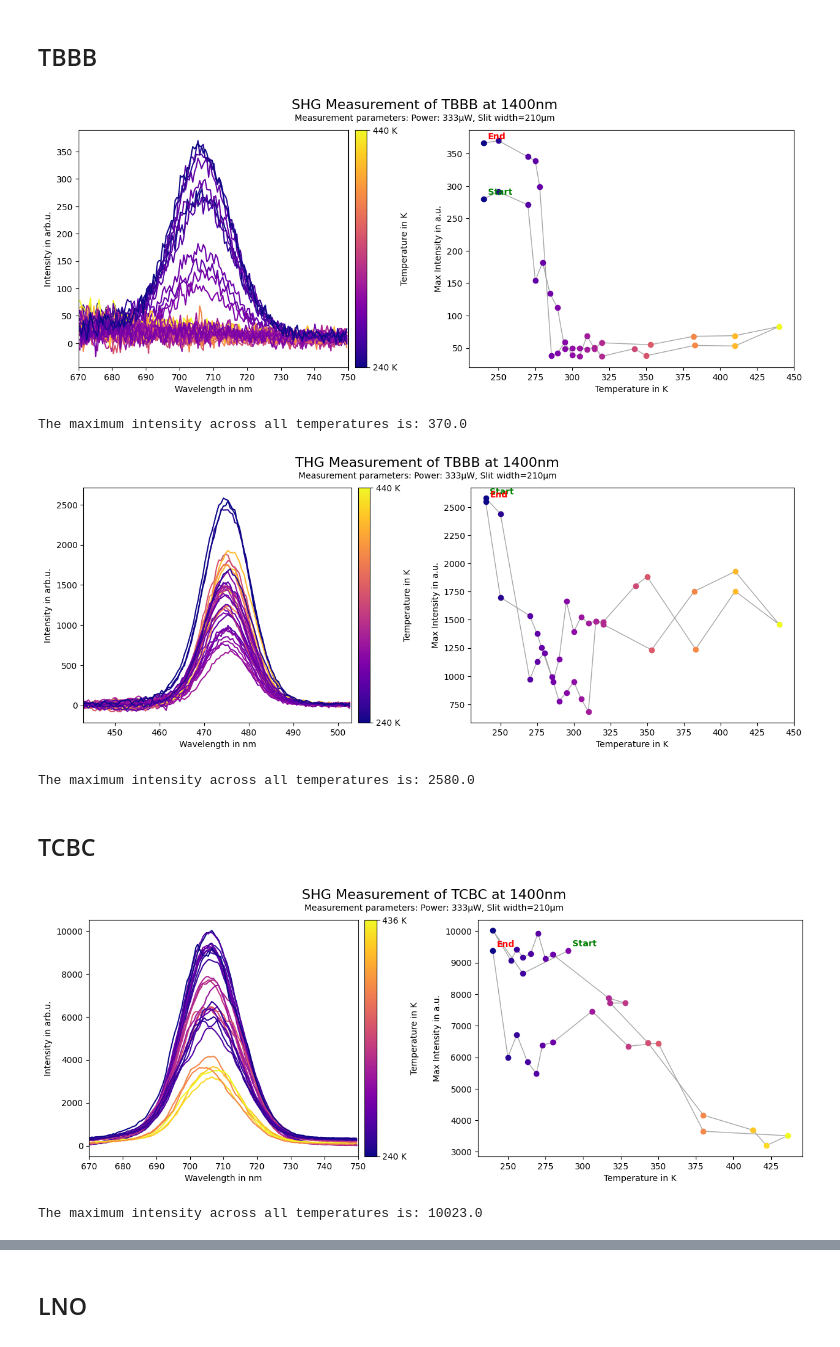
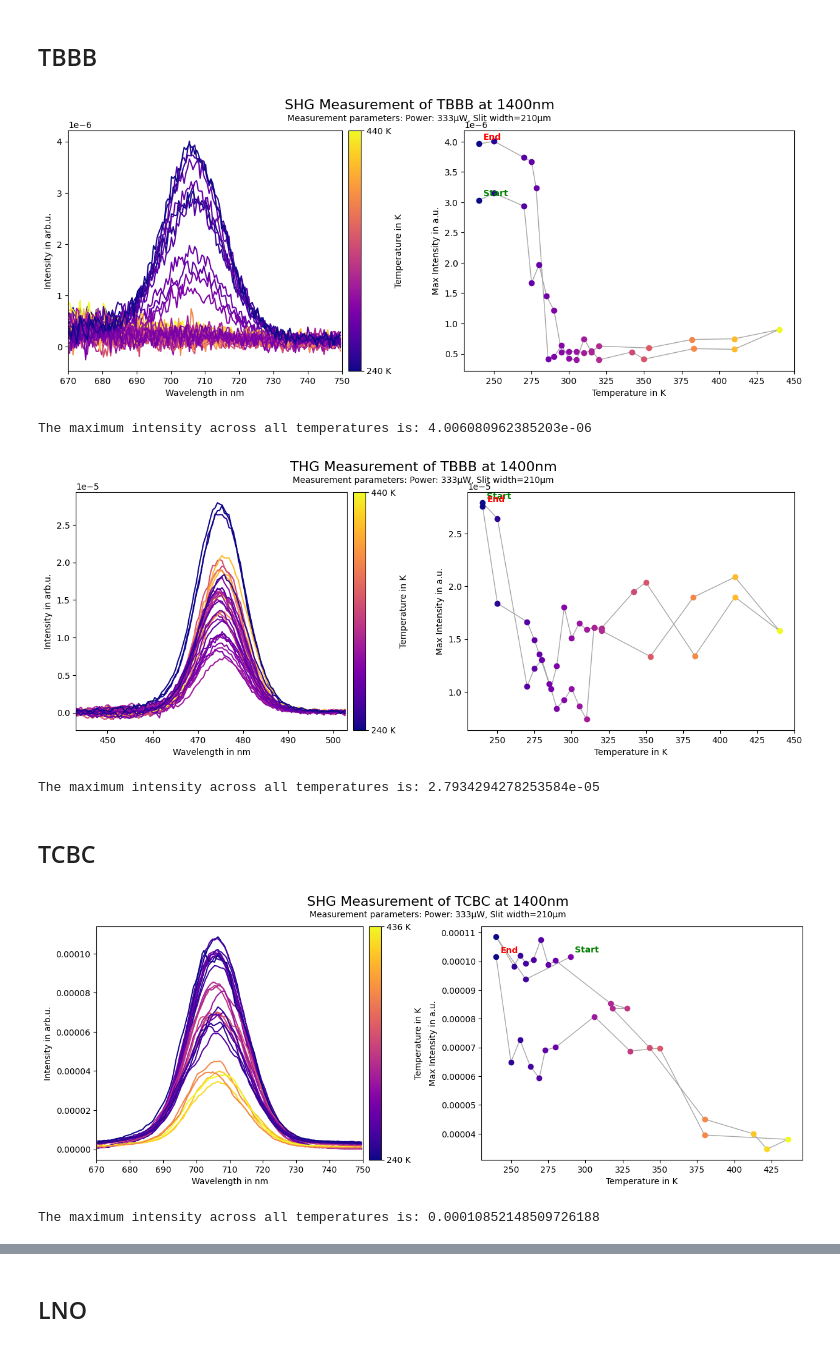
Before and after one commit to FlorianAdamczyk/auswertung_neu, a Jupyter notebook: 2025-05-27 Auswertung TCBC TBBB LNO/2025-05-27_auswertung_TCBC-TBBB-LNO.ipynb, the cells around one changed output, grey strips where cells are left out. Saved outputs shown, nothing was run; the diff lists cells and outputs as text; code cells hidden in the pictures.

```diff
--- a/2025-05-27 Auswertung TCBC TBBB LNO/2025-05-27_auswertung_TCBC-TBBB-LNO.ipynb
+++ b/2025-05-27 Auswertung TCBC TBBB LNO/2025-05-27_auswertung_TCBC-TBBB-LNO.ipynb
@@ -59,7 +59,7 @@ peaks_for_line = []
 
 for idx, (f, meas_no, temperature) in enumerate(sorted_files):
     freqs, intensities = dat2array(f)
-    intensities = [val / 1 for val in intensities]
+    intensities = [val / 92359591.2 for val in intensities]
     filtered_data = [(fr, i) for fr, i in zip(freqs, intensities) if x_range[0] <= fr <= x_range[1]]
     filtered_freqs, filtered_intensities = zip(*filtered_data) if filtered_data else ([], [])
 
@@ -75,35 +75,35 @@ for idx, (f, meas_no, temperature) in enumerate(sorted_files):
 sm = plt.cm.ScalarMappable(cmap=cm.plasma, norm=norm)
 sm.set_array([])
 cbar = plt.colorbar(sm, ax=ax0, orientation='vertical', pad=0.02)
 cbar.set_label('Temperature in K')
 cbar.set_ticks([min(temperatures), max(temperatures)])
 cbar.set_ticklabels([f"{min(temperatures)} K", f"{max(temperatures)} K"])
 
 # Punkte im rechten Plot verbinden (Messreihenfolge)
 ax1.plot(temps_for_line, peaks_for_line, color='gray', linewidth=1, alpha=0.7, zorder=0)
 
 # Start- und Endpunkt beschriften
 if temps_for_line and peaks_for_line:
     ax1.annotate('Start', xy=(temps_for_line[0], peaks_for_line[0]), xytext=(5, 5), textcoords='offset points', fontsize=10, color='green', fontweight='bold')
     ax1.annotate('End', xy=(temps_for_line[-1], peaks_for_line[-1]), xytext=(5, 5), textcoords='offset points', fontsize=10, color='red', fontweight='bold')
 
 ax0.set_xlim(x_range)
 ax0.set_xlabel('Wavelength in nm')
 ax0.set_ylabel('Intensity in arb.u.')
 
 ax1.set_xlabel('Temperature in K')
 ax1.set_ylabel('Max Intensity in a.u.')
 
 fig.suptitle('SHG Measurement of TBBB at 1400nm', fontsize=16)
 fig.text(0.5, 0.91, "Measurement parameters: Power: 333µW, Slit width=210µm", ha="center")
 plt.show()
 fig.savefig('./TBBB_SHG.png', dpi=600, bbox_inches='tight')
 fig.savefig('./TBBB_SHG.pdf', dpi=600, bbox_inches='tight')
 # Print the maximum value from the peak_list
 print("The maximum intensity across all temperatures is:", max(peak_list))
 # %% [output]
-[figure, old version]
+[figure, new version]
-The maximum intensity across all temperatures is: 370.0
+The maximum intensity across all temperatures is: 4.006080962385203e-06
 # %%
 # Define the range for the x-axis
 middle_value = 473
@@ -141,7 +141,7 @@ peaks_for_line = []
 
 for idx, (f, meas_no, temperature) in enumerate(sorted_files):
     freqs, intensities = dat2array(f)
-    intensities = [val / 1 for val in intensities]
+    intensities = [val / 92359591.2 for val in intensities]
     filtered_data = [(fr, i) for fr, i in zip(freqs, intensities) if x_range[0] <= fr <= x_range[1]]
     filtered_freqs, filtered_intensities = zip(*filtered_data) if filtered_data else ([], [])
 
@@ -184,8 +184,8 @@ fig.savefig('./TBBB_THG.pdf', dpi=600, bbox_inches='tight')
 # Print the maximum value from the peak_list
 print("The maximum intensity across all temperatures is:", max(peak_list))
 # %% [output]
-[figure, old version]
+[figure, new version]
-The maximum intensity across all temperatures is: 2580.0
+The maximum intensity across all temperatures is: 2.7934294278253584e-05
 # %% [markdown]
 ## TCBC
 # %%
@@ -225,7 +225,7 @@ peaks_for_line = []
 
 for idx, (f, meas_no, temperature) in enumerate(sorted_files):
     freqs, intensities = dat2array(f)
-    intensities = [val / 1 for val in intensities]
+    intensities = [val / 92359591.2 for val in intensities]
     filtered_data = [(fr, i) for fr, i in zip(freqs, intensities) if x_range[0] <= fr <= x_range[1]]
     filtered_freqs, filtered_intensities = zip(*filtered_data) if filtered_data else ([], [])
 
@@ -268,8 +268,8 @@ fig.savefig('./TCBC_SHG.pdf', dpi=600, bbox_inches='tight')
 # Print the maximum value from the peak_list
 print("The maximum intensity across all temperatures is:", max(peak_list))
 # %% [output]
-[figure, old version]
+[figure, new version]
-The maximum intensity across all temperatures is: 10023.0
+The maximum intensity across all temperatures is: 0.00010852148509726188
 # %%
 # Define the range for the x-axis
 middle_value = 473
```
Also changed, not shown: parts of 6 cells of this notebook, 12 other files.
